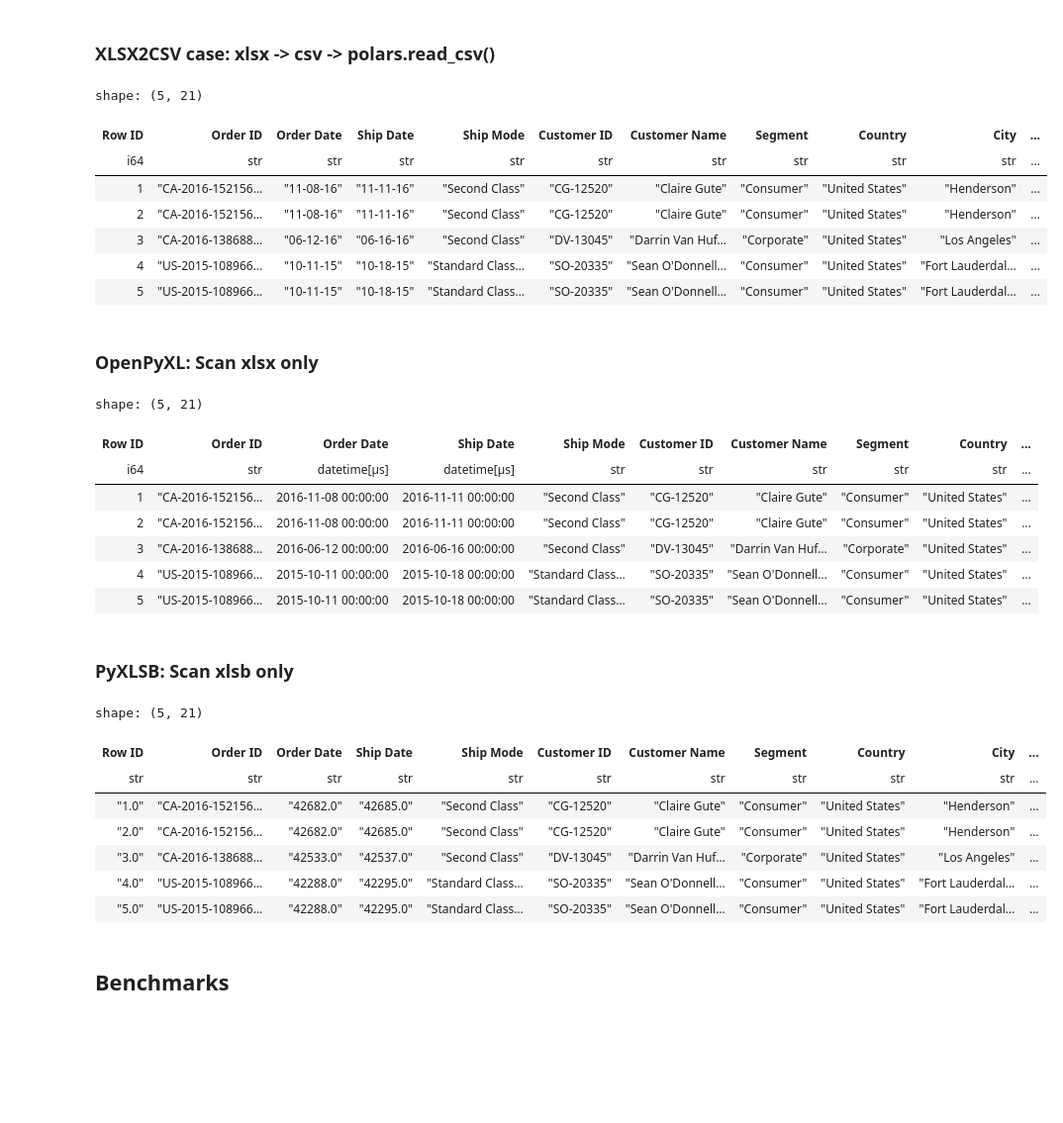
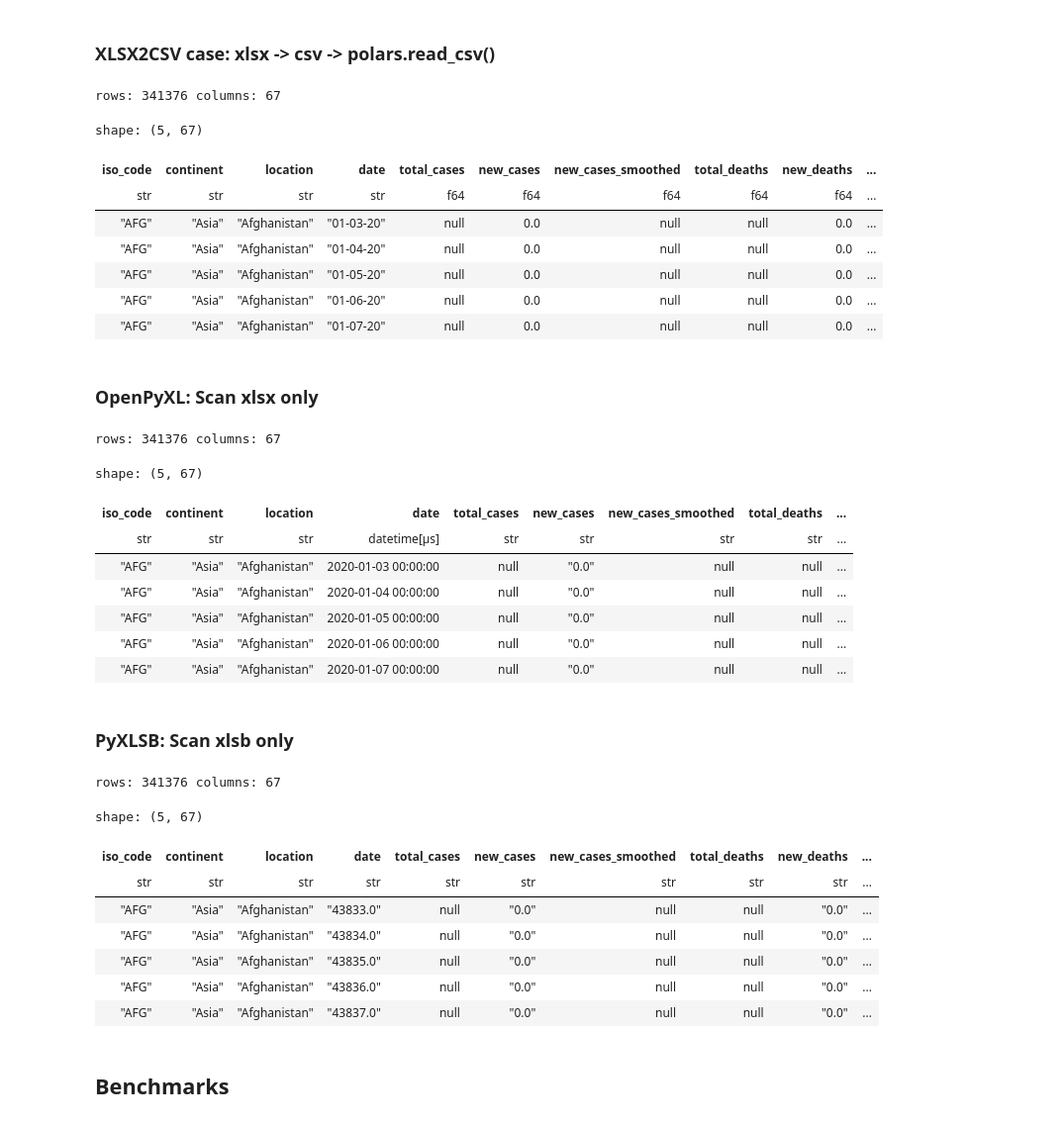
Before and after one commit to SaelKimberly/rxls, a Jupyter notebook: benchmarks.ipynb, the cells around one changed output. Shown at 99% size. Drawn from its saved outputs; the diff is of its cells as text; code cells hidden in the pictures; blank space fills up the shorter version.

```diff
--- a/benchmarks.ipynb
+++ b/benchmarks.ipynb
@@ -84,3 +83,12 @@ XLSB_FILE = 'Sample-sales-data-excel.xlsb'
+# %%
+XLSX_FILE = 'covid.xlsx'
+XLSB_FILE = 'covid.xlsb'
+# %%
+from IPython.core.display import display_html
+
+def show_df(df: pl.DataFrame):
+    print(f'rows: {df.height} columns: {df.width}')
+    display_html(df.head())
 # %% [markdown]
 ### RXLS. Scan both xlsx and xlsb (*plain = as in pyxlsb (`inferring='no'`)*)
 # %%
@@ -148,16 +163,18 @@ def scan_xlsx2csv(path: str = XLSX_FILE) -> pl.DataFrame:
     return pl.read_excel(path, engine='xlsx2csv')
 # %%
 # NOTE: It's fine, but date columns have incorrect datatype, and are not ISO-dates.
-scan_xlsx2csv().head()
+show_df(scan_xlsx2csv())
+# 4m 41.7s  (341376 rows, 67 columns)
 # %% [output]
-shape: (5, 21)
+rows: 341376 columns: 67
+shape: (5, 67)
-| Row ID | Order ID | Order Date | Ship Date | Ship Mode | Customer ID | Customer Name | Segment | Country | City | ... |
-| i64 | str | str | str | str | str | str | str | str | str | ... |
-| 1 | "CA-2016-152156… | "11-08-16" | "11-11-16" | "Second Class" | "CG-12520" | "Claire Gute" | "Consumer" | "United States" | "Henderson" | ... |
-| 2 | "CA-2016-152156… | "11-08-16" | "11-11-16" | "Second Class" | "CG-12520" | "Claire Gute" | "Consumer" | "United States" | "Henderson" | ... |
-| 3 | "CA-2016-138688… | "06-12-16" | "06-16-16" | "Second Class" | "DV-13045" | "Darrin Van Huf… | "Corporate" | "United States" | "Los Angeles" | ... |
-| 4 | "US-2015-108966… | "10-11-15" | "10-18-15" | "Standard Class… | "SO-20335" | "Sean O'Donnell… | "Consumer" | "United States" | "Fort Lauderdal… | ... |
-| 5 | "US-2015-108966… | "10-11-15" | "10-18-15" | "Standard Class… | "SO-20335" | "Sean O'Donnell… | "Consumer" | "United States" | "Fort Lauderdal… | ... |
+| iso_code | continent | location | date | total_cases | new_cases | new_cases_smoothed | total_deaths | new_deaths | ... |
+| str | str | str | str | f64 | f64 | f64 | f64 | f64 | ... |
+| "AFG" | "Asia" | "Afghanistan" | "01-03-20" | null | 0.0 | null | null | 0.0 | ... |
+| "AFG" | "Asia" | "Afghanistan" | "01-04-20" | null | 0.0 | null | null | 0.0 | ... |
+| "AFG" | "Asia" | "Afghanistan" | "01-05-20" | null | 0.0 | null | null | 0.0 | ... |
+| "AFG" | "Asia" | "Afghanistan" | "01-06-20" | null | 0.0 | null | null | 0.0 | ... |
+| "AFG" | "Asia" | "Afghanistan" | "01-07-20" | null | 0.0 | null | null | 0.0 | ... |
 # %% [markdown]
 ### OpenPyXL: Scan xlsx only
 # %%
@@ -165,16 +182,18 @@ def scan_openpyxl(path: str = XLSX_FILE) -> pl.DataFrame:
     return pl.read_excel(path, engine='openpyxl')
 # %%
 # NOTE: Postal Code column has missing data.
-scan_openpyxl().head()
+show_df(scan_openpyxl())
+# 22m 51.3s
 # %% [output]
-shape: (5, 21)
+rows: 341376 columns: 67
+shape: (5, 67)
-| Row ID | Order ID | Order Date | Ship Date | Ship Mode | Customer ID | Customer Name | Segment | Country | ... |
-| i64 | str | datetime[μs] | datetime[μs] | str | str | str | str | str | ... |
-| 1 | "CA-2016-152156… | 2016-11-08 00:00:00 | 2016-11-11 00:00:00 | "Second Class" | "CG-12520" | "Claire Gute" | "Consumer" | "United States" | ... |
-| 2 | "CA-2016-152156… | 2016-11-08 00:00:00 | 2016-11-11 00:00:00 | "Second Class" | "CG-12520" | "Claire Gute" | "Consumer" | "United States" | ... |
-| 3 | "CA-2016-138688… | 2016-06-12 00:00:00 | 2016-06-16 00:00:00 | "Second Class" | "DV-13045" | "Darrin Van Huf… | "Corporate" | "United States" | ... |
-| 4 | "US-2015-108966… | 2015-10-11 00:00:00 | 2015-10-18 00:00:00 | "Standard Class… | "SO-20335" | "Sean O'Donnell… | "Consumer" | "United States" | ... |
-| 5 | "US-2015-108966… | 2015-10-11 00:00:00 | 2015-10-18 00:00:00 | "Standard Class… | "SO-20335" | "Sean O'Donnell… | "Consumer" | "United States" | ... |
+| iso_code | continent | location | date | total_cases | new_cases | new_cases_smoothed | total_deaths | ... |
+| str | str | str | datetime[μs] | str | str | str | str | ... |
+| "AFG" | "Asia" | "Afghanistan" | 2020-01-03 00:00:00 | null | "0.0" | null | null | ... |
+| "AFG" | "Asia" | "Afghanistan" | 2020-01-04 00:00:00 | null | "0.0" | null | null | ... |
+| "AFG" | "Asia" | "Afghanistan" | 2020-01-05 00:00:00 | null | "0.0" | null | null | ... |
+| "AFG" | "Asia" | "Afghanistan" | 2020-01-06 00:00:00 | null | "0.0" | null | null | ... |
+| "AFG" | "Asia" | "Afghanistan" | 2020-01-07 00:00:00 | null | "0.0" | null | null | ... |
 # %% [markdown]
 ### PyXLSB: Scan xlsb only
 # %%
@@ -196,14 +216,15 @@ def scan_pyxlsb(path: str = XLSB_FILE, tq: bool = False) -> pl.DataFrame:
-# %%
-scan_pyxlsb().head()
-# %% [output]
-shape: (5, 21)
-| Row ID | Order ID | Order Date | Ship Date | Ship Mode | Customer ID | Customer Name | Segment | Country | City | ... |
-| str | str | str | str | str | str | str | str | str | str | ... |
-| "1.0" | "CA-2016-152156… | "42682.0" | "42685.0" | "Second Class" | "CG-12520" | "Claire Gute" | "Consumer" | "United States" | "Henderson" | ... |
-| "2.0" | "CA-2016-152156… | "42682.0" | "42685.0" | "Second Class" | "CG-12520" | "Claire Gute" | "Consumer" | "United States" | "Henderson" | ... |
-| "3.0" | "CA-2016-138688… | "42533.0" | "42537.0" | "Second Class" | "DV-13045" | "Darrin Van Huf… | "Corporate" | "United States" | "Los Angeles" | ... |
-| "4.0" | "US-2015-108966… | "42288.0" | "42295.0" | "Standard Class… | "SO-20335" | "Sean O'Donnell… | "Consumer" | "United States" | "Fort Lauderdal… | ... |
-| "5.0" | "US-2015-108966… | "42288.0" | "42295.0" | "Standard Class… | "SO-20335" | "Sean O'Donnell… | "Consumer" | "United States" | "Fort Lauderdal… | ... |
+# %%
+show_df(scan_pyxlsb())
+# %% [output]
+rows: 341376 columns: 67
+shape: (5, 67)
+| iso_code | continent | location | date | total_cases | new_cases | new_cases_smoothed | total_deaths | new_deaths | ... |
+| str | str | str | str | str | str | str | str | str | ... |
+| "AFG" | "Asia" | "Afghanistan" | "43833.0" | null | "0.0" | null | null | "0.0" | ... |
+| "AFG" | "Asia" | "Afghanistan" | "43834.0" | null | "0.0" | null | null | "0.0" | ... |
+| "AFG" | "Asia" | "Afghanistan" | "43835.0" | null | "0.0" | null | null | "0.0" | ... |
+| "AFG" | "Asia" | "Afghanistan" | "43836.0" | null | "0.0" | null | null | "0.0" | ... |
+| "AFG" | "Asia" | "Afghanistan" | "43837.0" | null | "0.0" | null | null | "0.0" | ... |
 # %% [markdown]
 ## Benchmarks
 # %% [markdown]
```
Also changed, not shown: parts of 34 cells of this notebook.
